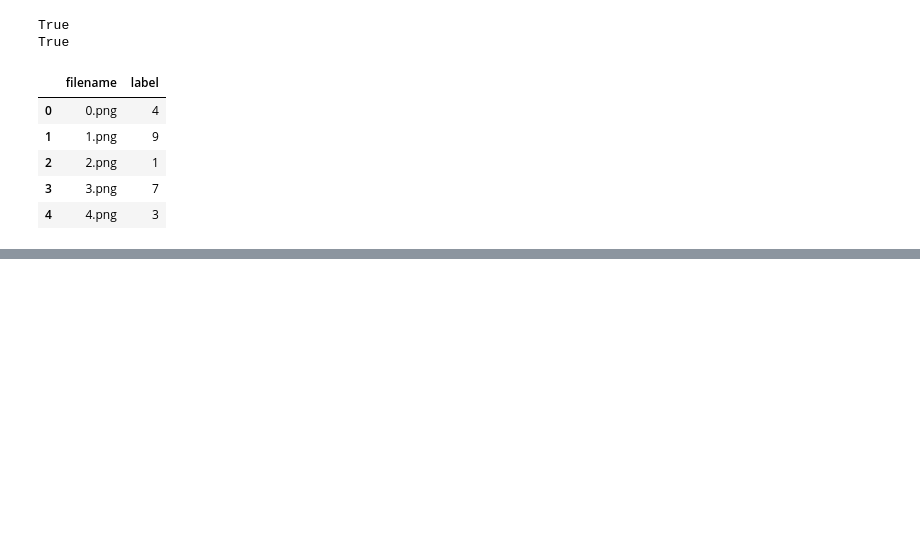
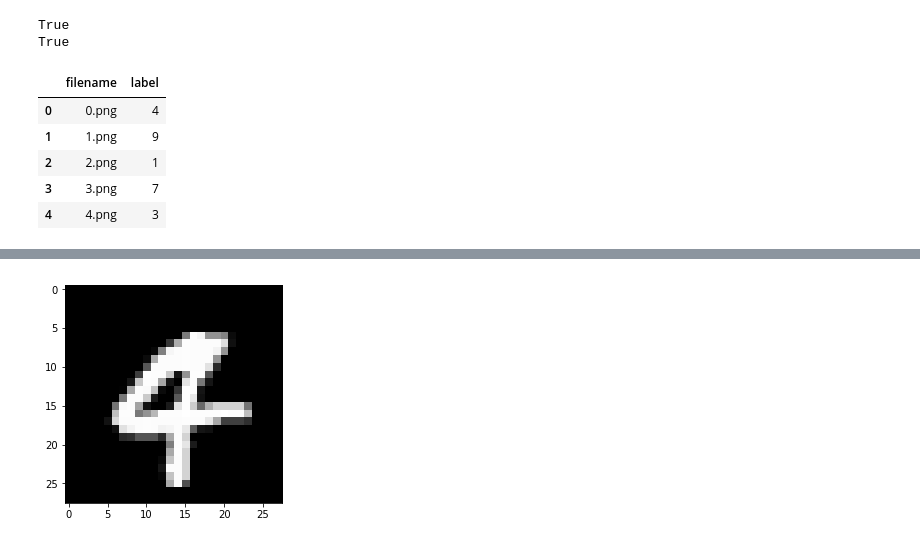
Before and after one commit to anagharumade/ML-Projects, a Jupyter notebook: TensorFlow/Neural Networks with TensorFlow.ipynb, the cells around one changed output, grey strips where cells are left out. Cells and saved outputs as stored; diff of their text form; code cells hidden in the pictures; blank space fills up the shorter version.

Commit message:
Reading Images

```diff
--- a/TensorFlow/Neural Networks with TensorFlow.ipynb
+++ b/TensorFlow/Neural Networks with TensorFlow.ipynb
@@ -32,0 +32,9 @@ img = np.random.choice(train_data_labels.filename)
+# %%
+filepath = os.path.join(Images_dir, 'train', img)
+# %%
+image = imageio.imread(filepath)
+# %%
+pylab.imshow(image)
+pylab.show()
+# %% [output]
+[figure, added]
```
Also changed, not shown: parts of 4 cells of this notebook.
